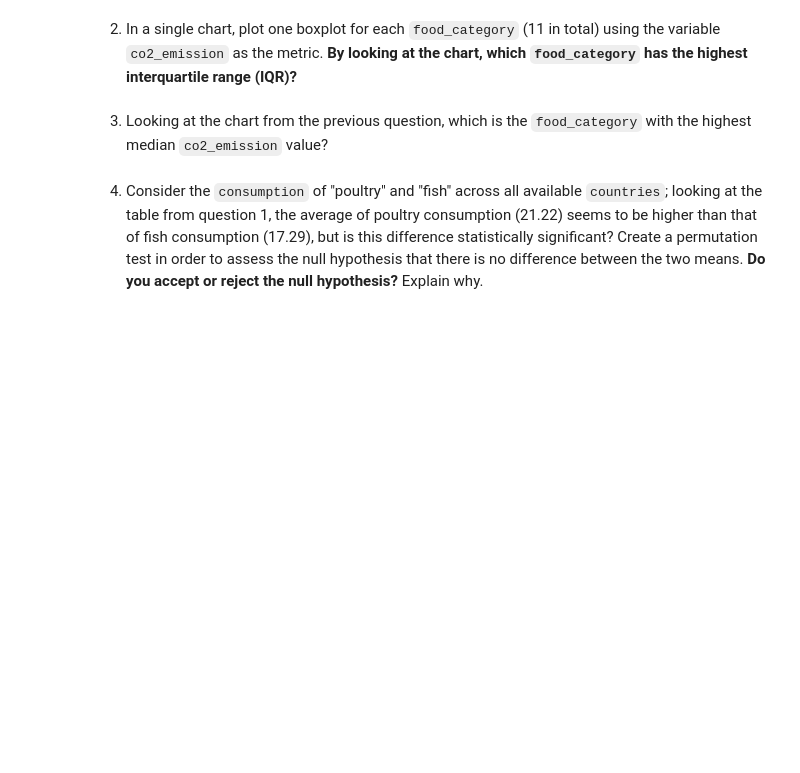
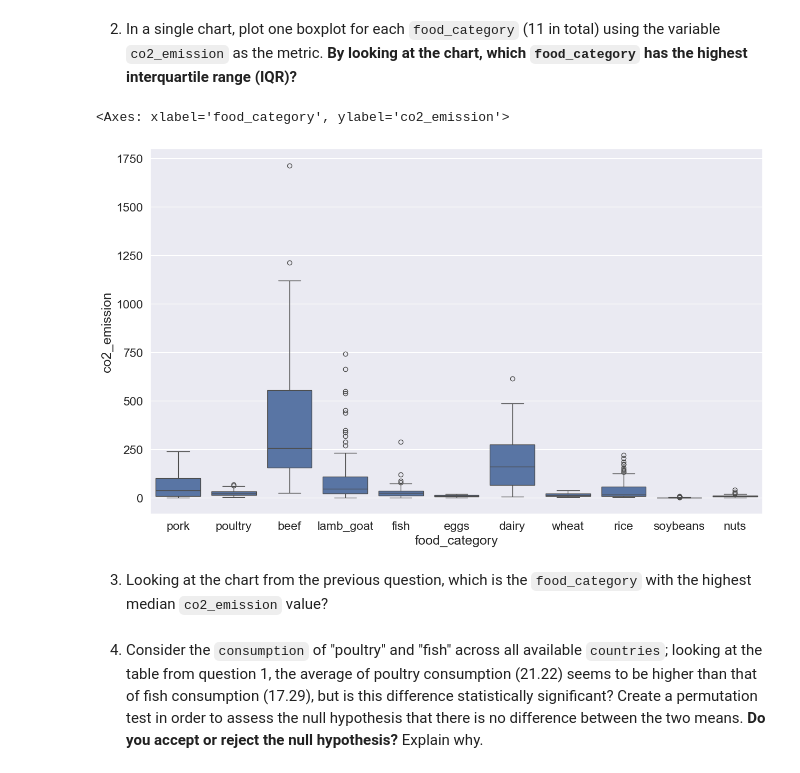
Before and after one commit to extra-jalapenos/statistics-final-assignment, a Jupyter notebook: assignment.ipynb, the cells around one changed output. Cells and saved outputs as stored; diff of their text form; code cells hidden in the pictures; blank space fills up the shorter version.

```diff
--- a/assignment.ipynb
+++ b/assignment.ipynb
@@ -13,3 +13,6 @@ sns.set(font_scale=1.5)
 ### Part 1
 
 The `food_consumption.csv` dataset from the `data` folder contains data on the several countries' food consumption per food category and their respective CO2 emissions. Load it to a DataFrame named `food` and check its contents.
+# %%
+food = pd.read_csv("data/food_consumption.csv")
+print(food.head())
@@ -18,4 +60,10 @@ The `food_consumption.csv` dataset from the `data` folder contains data on the s
 # %% [markdown]
 2. In a single chart, plot one boxplot for each `food_category` (11 in total) using the variable `co2_emission` as the metric. **By looking at the chart, which `food_category` has the highest interquartile range (IQR)?**
+# %%
+sns.boxplot(data=food, x="food_category", y="co2_emission")
+# it's beef. IQR is basically the "height" of the boxes.
+# %% [output]
+<Axes: xlabel='food_category', ylabel='co2_emission'>
+[figure, added]
 # %% [markdown]
 3. Looking at the chart from the previous question, which is the `food_category` with the highest median `co2_emission` value?
```
Also changed, not shown: parts of 4 cells of this notebook.
